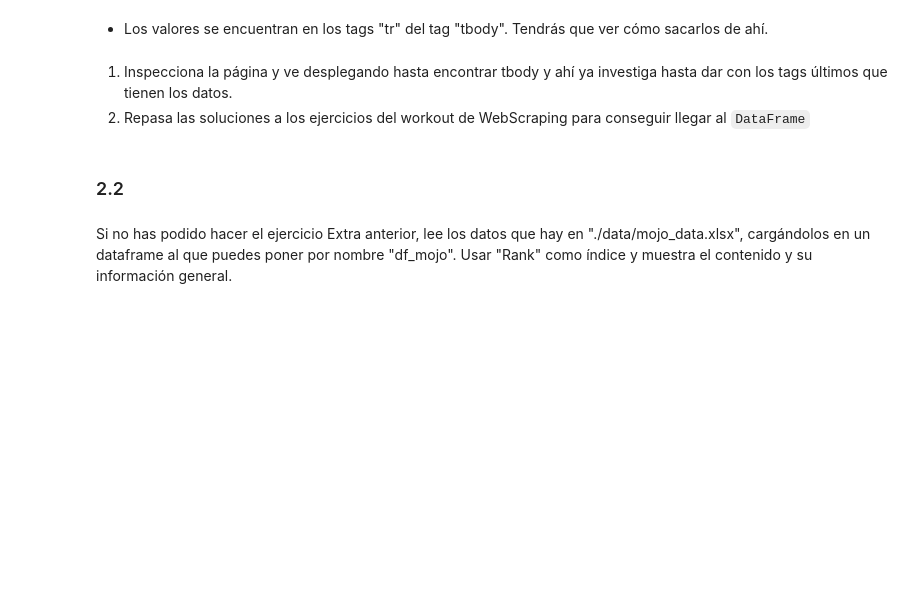
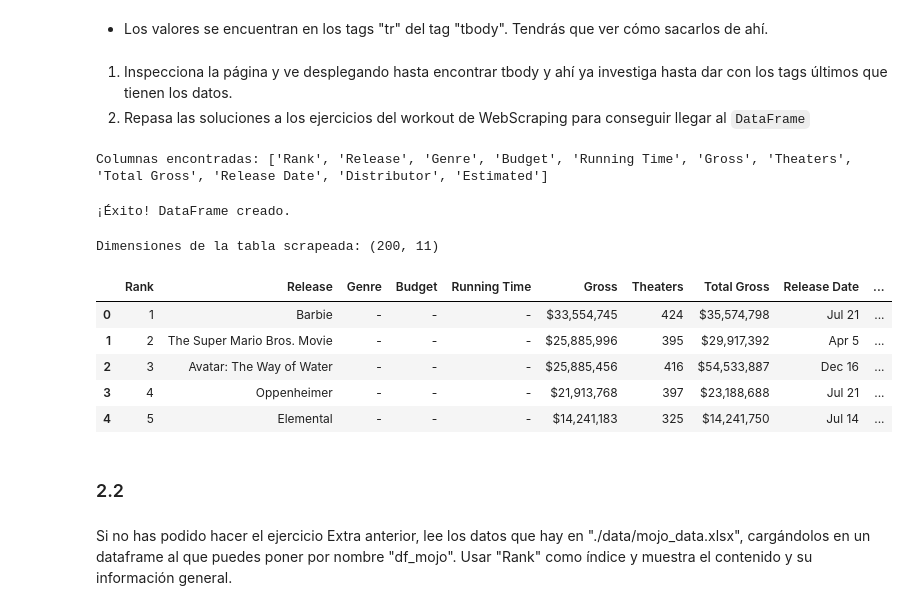
Before and after one commit to csanchosahun/DS-Online-Carlos-Sancho, a Jupyter notebook: 03_Data_Analysis/Sprint_06/Unidad_02_Procesado_Datos_Externos_Web_Scraping_APIs/03_Practica_Obligatoria/18_Practica_Obligatoria_Web_Scraping_APIs.ipynb, the cells around one changed output. Saved outputs shown, nothing was run; the diff lists cells and outputs as text; code cells hidden in the pictures; blank space fills up the shorter version.

```diff
--- a/03_Data_Analysis/Sprint_06/Unidad_02_Procesado_Datos_Externos_Web_Scraping_APIs/03_Practica_Obligatoria/18_Practica_Obligatoria_Web_Scraping_APIs.ipynb
+++ b/03_Data_Analysis/Sprint_06/Unidad_02_Procesado_Datos_Externos_Web_Scraping_APIs/03_Practica_Obligatoria/18_Practica_Obligatoria_Web_Scraping_APIs.ipynb
@@ -320,6 +391,58 @@ Para hacerte más sencillo el trabajo, te doy aquí algunas pistas:
 # %% [markdown]
 1. Inspecciona la página y ve desplegando hasta encontrar tbody y ahí ya investiga hasta dar con los tags últimos que tienen los datos.
 2. Repasa las soluciones a los ejercicios del workout de WebScraping para conseguir llegar al `DataFrame`
+# %%
+from bs4 import BeautifulSoup
+import requests
+import pandas as pd
+
+url_mojo = "https://www.boxofficemojo.com/year/2023/?area=ES"
+response = requests.get(url_mojo)
+soup = BeautifulSoup(response.text, 'html.parser')
+# %%
+tabla = soup.find('table', class_='mojo-body-table')
+
+# Verificamos si la encontró antes de seguir
+if tabla:
+    cabeceras = [th.text.strip() for th in tabla.find_all('th')]
+    print("Columnas encontradas:", cabeceras)
+else:
+    print("¡Ups! No encontré la tabla. Revisa si la URL carga correctamente.")
+# %% [output]
+Columnas encontradas: ['Rank', 'Release', 'Genre', 'Budget', 'Running Time', 'Gross', 'Theaters', 'Total Gross', 'Release Date', 'Distributor', 'Estimated']
+# %%
+datos_filas = []
+
+# 1. Verificamos que la tabla existe
+if tabla:
+    # 2. Buscamos todas las filas 'tr' directamente en la tabla
+    filas = tabla.find_all('tr')
+
+    # 3. La primera fila suelen ser las cabeceras, así que las saltamos
+    for fila in filas:
+        celdas = fila.find_all('td')
+        if celdas:  # Solo si la fila tiene celdas de datos
+            valores = [td.text.strip() for td in celdas]
+            datos_filas.append(valores)
+
+    # 4. Creamos el DataFrame
+    df_mojo = pd.DataFrame(datos_filas, columns=cabeceras)
+    print("¡Éxito! DataFrame creado.")
+else:
+    print("Error: La variable 'tabla' está vacía. Revisa el paso anterior.")
+# %% [output]
+¡Éxito! DataFrame creado.
+# %%
+print("Dimensiones de la tabla scrapeada:", df_mojo.shape)
+display(df_mojo.head())
+# %% [output]
+Dimensiones de la tabla scrapeada: (200, 11)
+|  | Rank | Release | Genre | Budget | Running Time | Gross | Theaters | Total Gross | Release Date | ... |
+| 0 | 1 | Barbie | - | - | - | $33,554,745 | 424 | $35,574,798 | Jul 21 | ... |
+| 1 | 2 | The Super Mario Bros. Movie | - | - | - | $25,885,996 | 395 | $29,917,392 | Apr 5 | ... |
+| 2 | 3 | Avatar: The Way of Water | - | - | - | $25,885,456 | 416 | $54,533,887 | Dec 16 | ... |
+| 3 | 4 | Oppenheimer | - | - | - | $21,913,768 | 397 | $23,188,688 | Jul 21 | ... |
+| 4 | 5 | Elemental | - | - | - | $14,241,183 | 325 | $14,241,750 | Jul 14 | ... |
 # %% [markdown]
 ### 2.2
 # %% [markdown]
```
Also changed, not shown: parts of 12 cells of this notebook.
